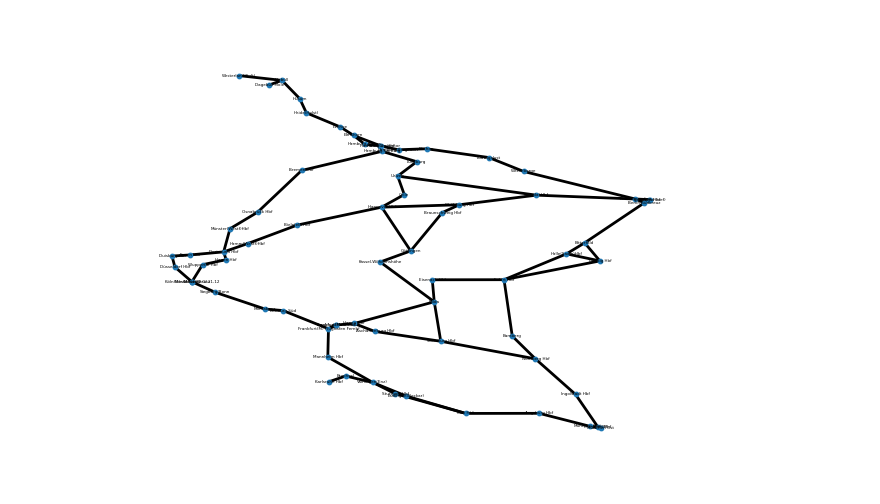
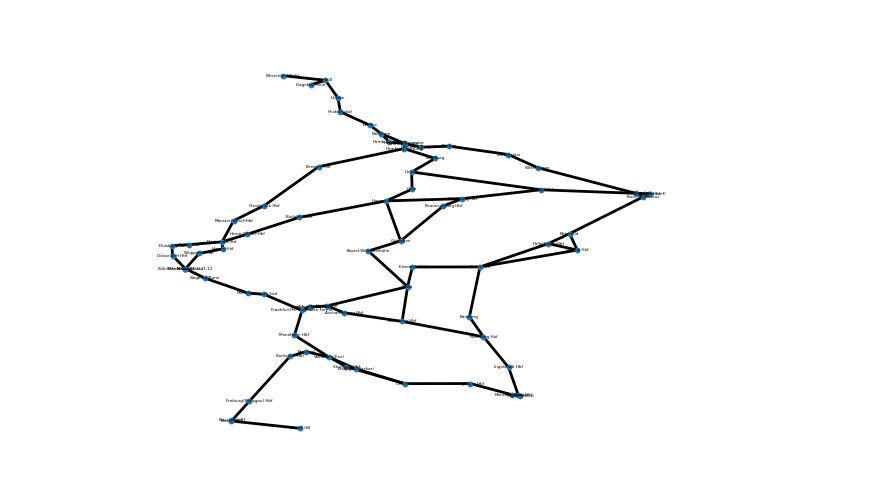
Before and after one commit to lumaghg/heidelberg-train-monitor, a Jupyter notebook: src/de/graph_visualization/draw_graph.ipynb, the cells around one changed output. Cells and saved outputs as stored; diff of their text form; code cells hidden in the pictures.

Commit message:
prepare mannheim - zürich

```diff
--- a/src/de/graph_visualization/draw_graph.ipynb
+++ b/src/de/graph_visualization/draw_graph.ipynb
@@ -32,7 +32,7 @@ if True:
     nodes = list(G.nodes())
 
 
-    initial_pos = {
+    eva_coordinates = {
     '8007769': (54.730275, 8.691840),  # Dagebüll Mole
     '8006369': (54.91000, 8.30750),  # Westerland (Sylt)
     '8004343': (54.81917, 8.89417),  # Niebüll
@@ -104,40 +104,48 @@ if True:
     '8010097': (50.97667, 10.09500), # Eisenach Hbf
     '8000049': (52.27250, 10.52250), # Braunschweig Hbf
     '8010205': (51.34000, 12.37333), # Leipzig Hbf
+    "8000107": (47.997697, 7.84117),     # Freiburg (Breisgau) Hbf :contentReference[oaicite:0]{index=0}
+    "8000026": (47.566944, 7.6075),      # Basel Bad Bf :contentReference[oaicite:1]{index=1}
+    "8500010": (47.547412, 7.589563),    # Basel SBB :contentReference[oaicite:2]{index=2}
+    "8503000": (47.377778, 8.540278),    # Zürich HB :contentReference[oaicite:3]{index=3}
 }
 
+
     import math
+    from pyproj import Transformer
+
+    # Transformer: WGS84 (lat/lon) -> Web Mercator (x,y in Metern)
+    transformer = Transformer.from_crs("EPSG:4326", "EPSG:3857", always_xy=True)
 
     pos = {}
-    for eva, (lat, lon) in initial_pos.items():
-        x = lon * math.cos(math.radians(lat))  # korrigiert für Breite
-        y = lat
+    for eva, (lat, lon) in eva_coordinates.items():
+        x, y = transformer.transform(lon, lat)
         pos[eva] = (x, y)
 
     #pos = nx.kamada_kawai_layout(G, weight='travel_cost')
     #pos = nx.kamada_kawai_layout(G, weight='travel_cost', pos=initial_pos)
     # nodes
 
 
     nx.draw_networkx_nodes(G, pos, node_size=10)
 
     # edges
     nx.draw_networkx_edges(G, pos, edgelist=G.edges, width=2)
 
     # node labels
     labels = {n: d["station_name"] for n, d in G.nodes(data=True)}
     nx.draw_networkx_labels(G, pos, font_size=3, font_family="sans-serif", labels=labels)
     # edge weight labels
     #edge_labels = nx.get_edge_attributes(G, "travel_cost")
     #nx.draw_networkx_edge_labels(G, pos,font_size=5, edge_labels=edge_labels)
 
     ax = plt.gca()
     ax.margins(0.08)
     plt.axis("off")
     plt.tight_layout()
 
     plt.savefig("graph.png", format="png", dpi=900, bbox_inches='tight')
 
     plt.show()
 # %% [output]
-[figure, old version]
+[figure, new version]
```
Also changed, not shown: 8 other files.
